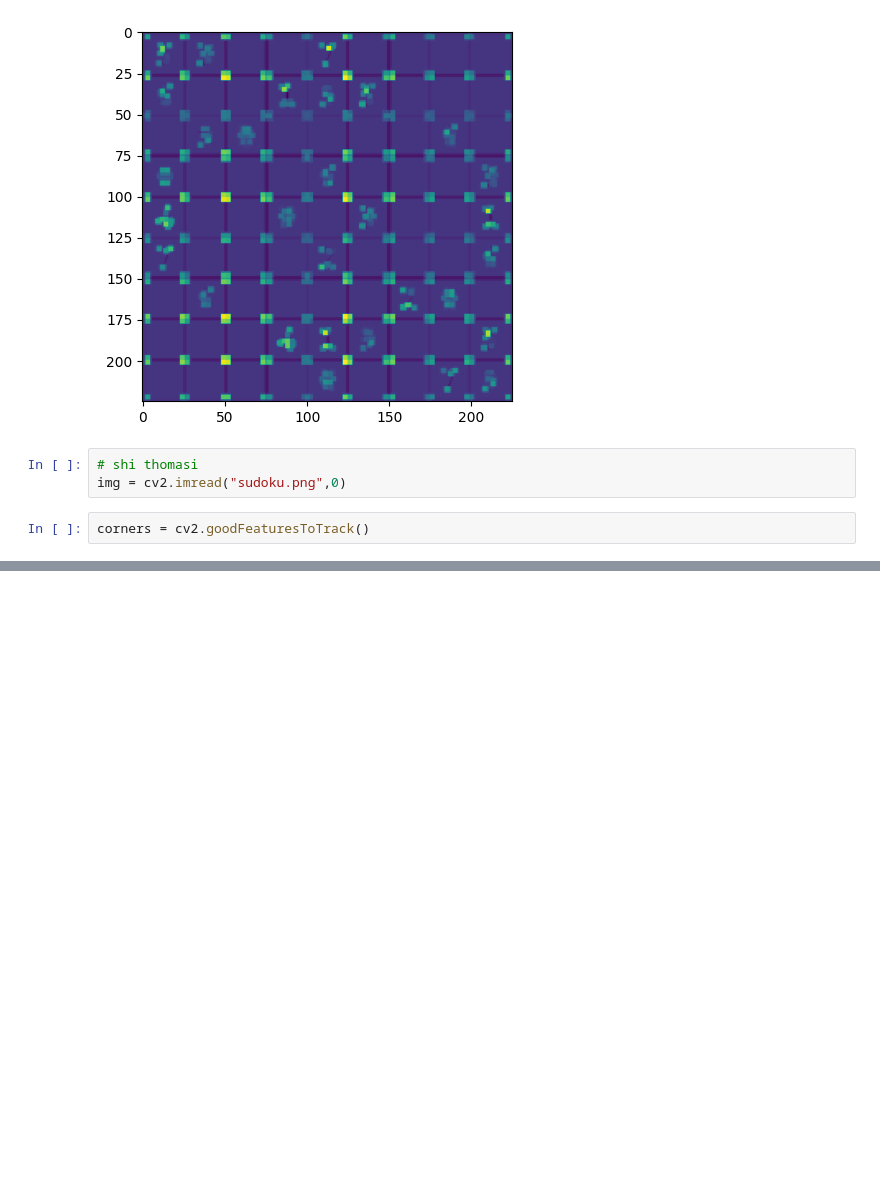
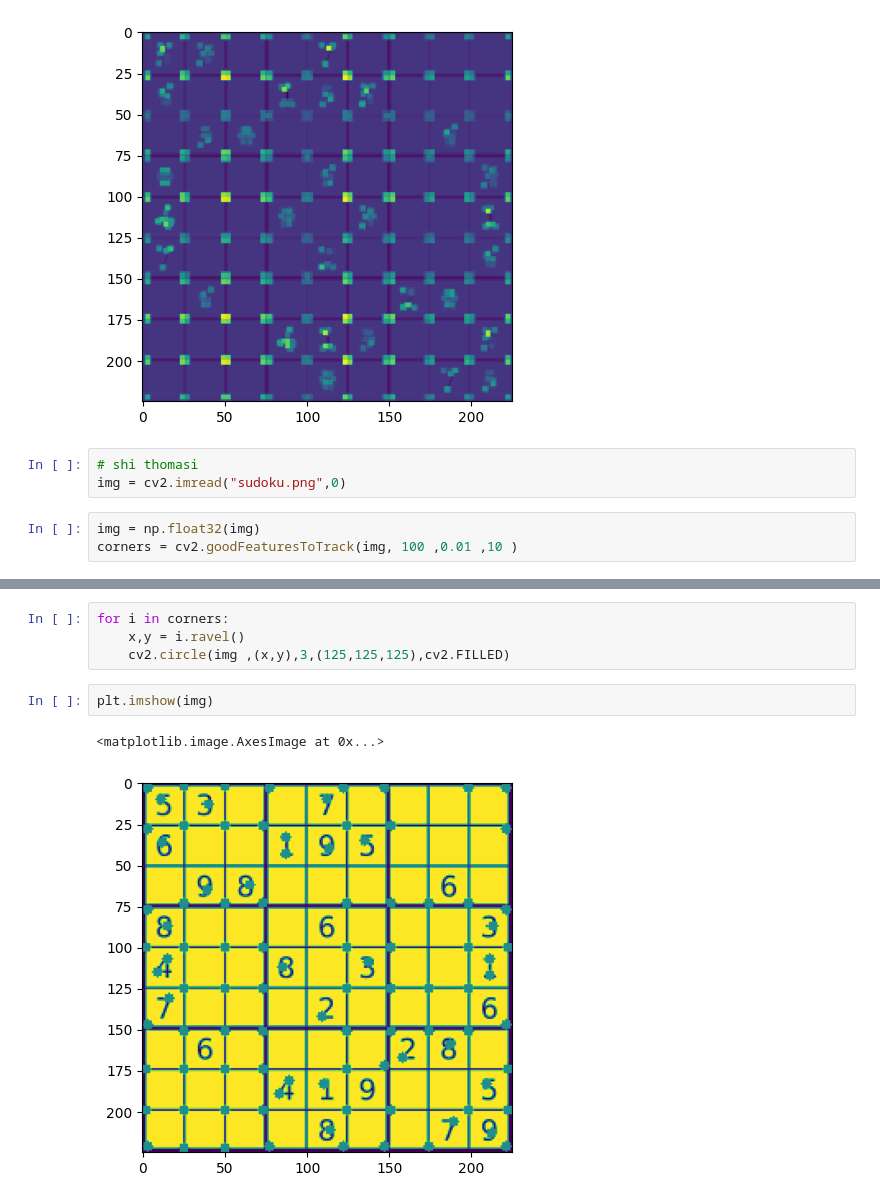
Before and after one commit to eomerfaruk/goruntu_isleme-derin_ogrenme, a Jupyter notebook: opencv_nesne_tespiti/köse_tespiti/src/Untitled-1.ipynb, the cells around one changed output, grey strips where cells are left out. Drawn from its saved outputs; the diff is of its cells as text; blank space fills up the shorter version.

```diff
--- a/opencv_nesne_tespiti/köse_tespiti/src/Untitled-1.ipynb
+++ b/opencv_nesne_tespiti/köse_tespiti/src/Untitled-1.ipynb
@@ -87,4 +87,5 @@ plt.imshow(dst)
 # shi thomasi
 img = cv2.imread("sudoku.png",0)
 # %%
-corners = cv2.goodFeaturesToTrack()
+img = np.float32(img)
+corners = cv2.goodFeaturesToTrack(img, 100 ,0.01 ,10 )
@@ -90,0 +139,9 @@ corners = cv2.goodFeaturesToTrack()
+# %%
+for i in corners:
+    x,y = i.ravel()
+    cv2.circle(img ,(x,y),3,(125,125,125),cv2.FILLED)
+# %%
+plt.imshow(img)
+# %% [output]
+<matplotlib.image.AxesImage at 0x...>
+[figure, added]
```
Also changed, not shown: parts of 5 cells of this notebook, 2 other files.
